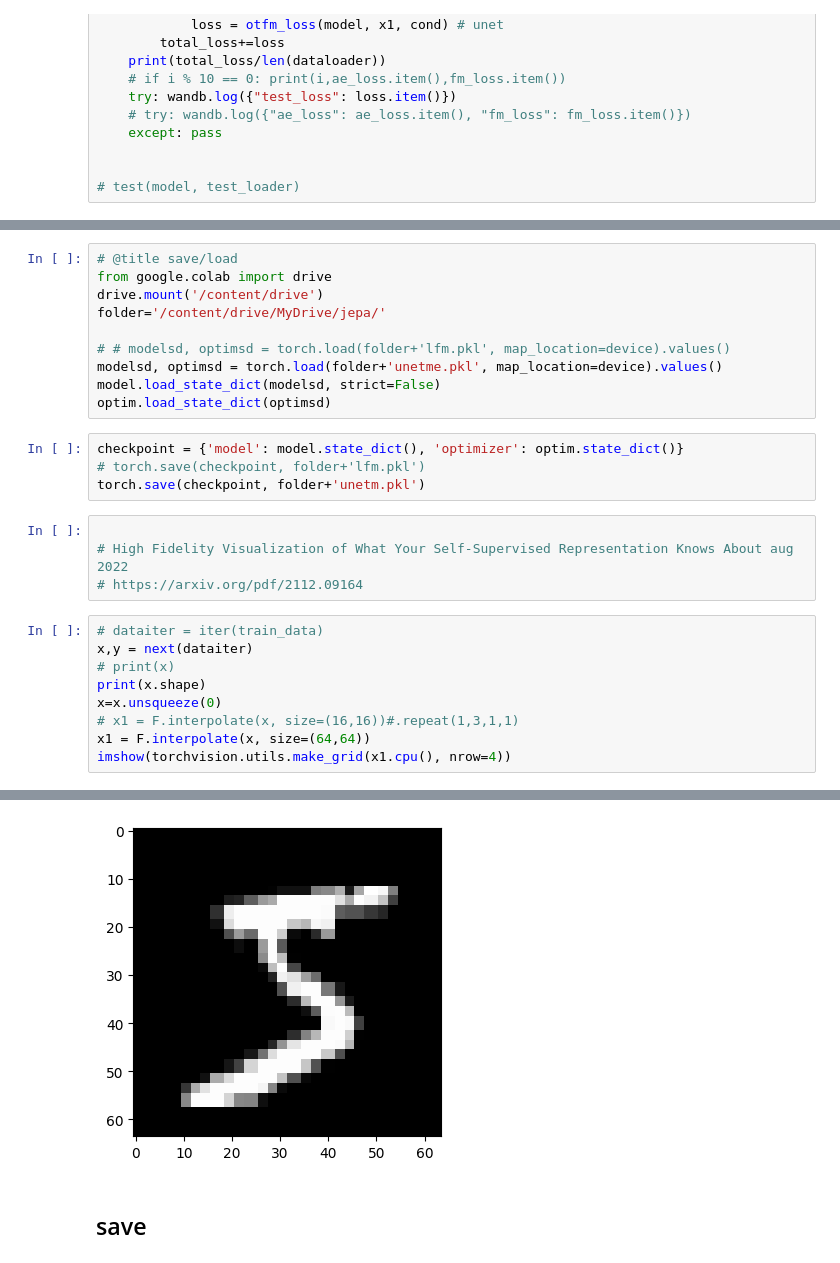
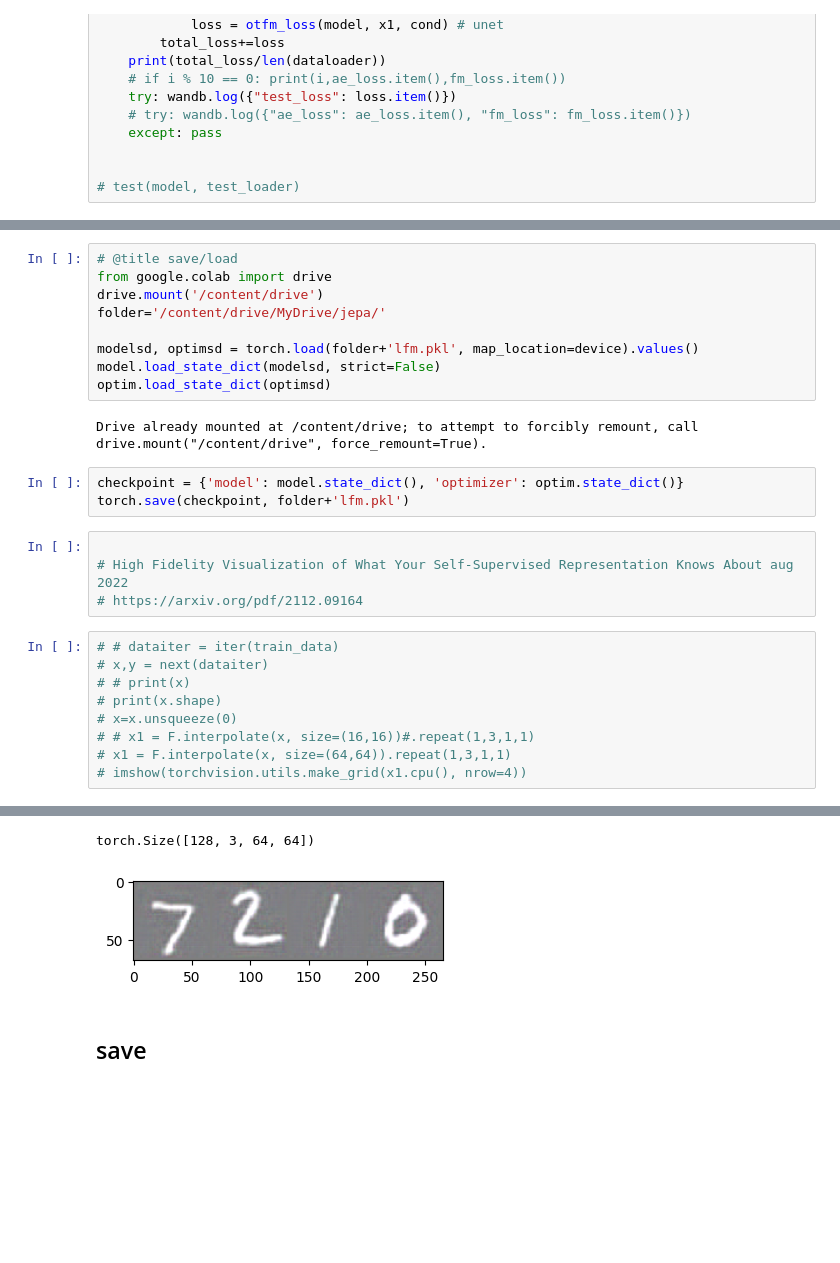
Before and after one commit to eisbetterthanpi/latent-flow-model, a Jupyter notebook: latent_flow_matching.ipynb, the cells around one changed output, grey strips where cells are left out. Saved outputs shown, nothing was run; the diff lists cells and outputs as text; blank space fills up the shorter version.

```diff
--- a/latent_flow_matching.ipynb
+++ b/latent_flow_matching.ipynb
@@ -755,25 +723,25 @@ from google.colab import drive
 drive.mount('/content/drive')
 folder='/content/drive/MyDrive/jepa/'
 
-# # modelsd, optimsd = torch.load(folder+'lfm.pkl', map_location=device).values()
-modelsd, optimsd = torch.load(folder+'unetme.pkl', map_location=device).values()
+modelsd, optimsd = torch.load(folder+'lfm.pkl', map_location=device).values()
 model.load_state_dict(modelsd, strict=False)
 optim.load_state_dict(optimsd)
+# %% [output]
+Drive already mounted at /content/drive; to attempt to forcibly remount, call drive.mount("/content/drive", force_remount=True).
 # %%
 checkpoint = {'model': model.state_dict(), 'optimizer': optim.state_dict()}
-# torch.save(checkpoint, folder+'lfm.pkl')
-torch.save(checkpoint, folder+'unetm.pkl')
+torch.save(checkpoint, folder+'lfm.pkl')
 # %%
 
 # High Fidelity Visualization of What Your Self-Supervised Representation Knows About aug 2022
 # https://arxiv.org/pdf/2112.09164
 # %%
-# dataiter = iter(train_data)
-x,y = next(dataiter)
-# print(x)
-print(x.shape)
-x=x.unsqueeze(0)
-# x1 = F.interpolate(x, size=(16,16))#.repeat(1,3,1,1)
-x1 = F.interpolate(x, size=(64,64))
-imshow(torchvision.utils.make_grid(x1.cpu(), nrow=4))
+# # dataiter = iter(train_data)
+# x,y = next(dataiter)
+# # print(x)
+# print(x.shape)
+# x=x.unsqueeze(0)
+# # x1 = F.interpolate(x, size=(16,16))#.repeat(1,3,1,1)
+# x1 = F.interpolate(x, size=(64,64)).repeat(1,3,1,1)
+# imshow(torchvision.utils.make_grid(x1.cpu(), nrow=4))
 # %% [output]
@@ -781,4 +749,5 @@ torch.Size([1, 28, 28])
+torch.Size([128, 3, 64, 64])
-[figure, old version]
+[figure, new version]
 # %% [markdown]
 ## save
 # %%
```
Also changed, not shown: parts of 17 cells of this notebook.
